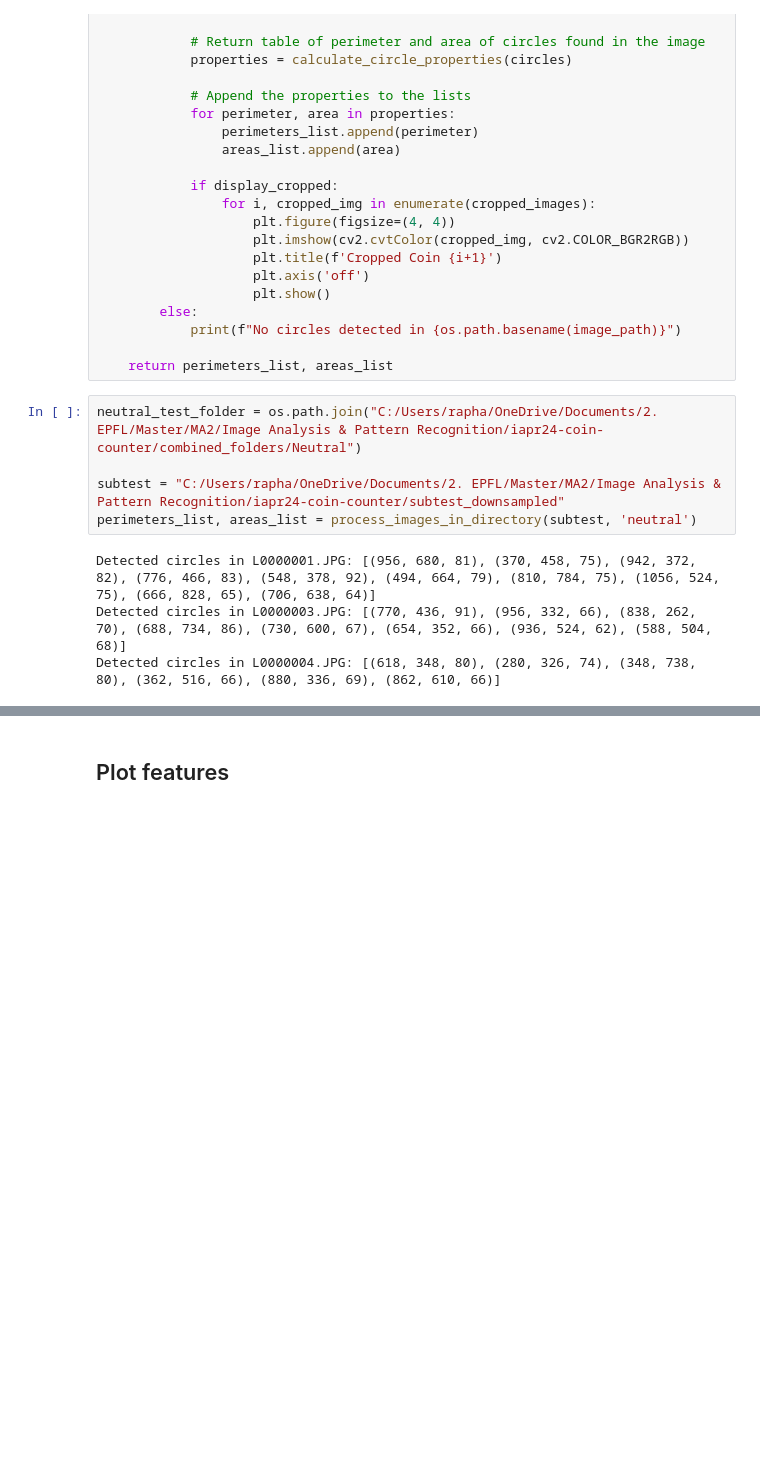
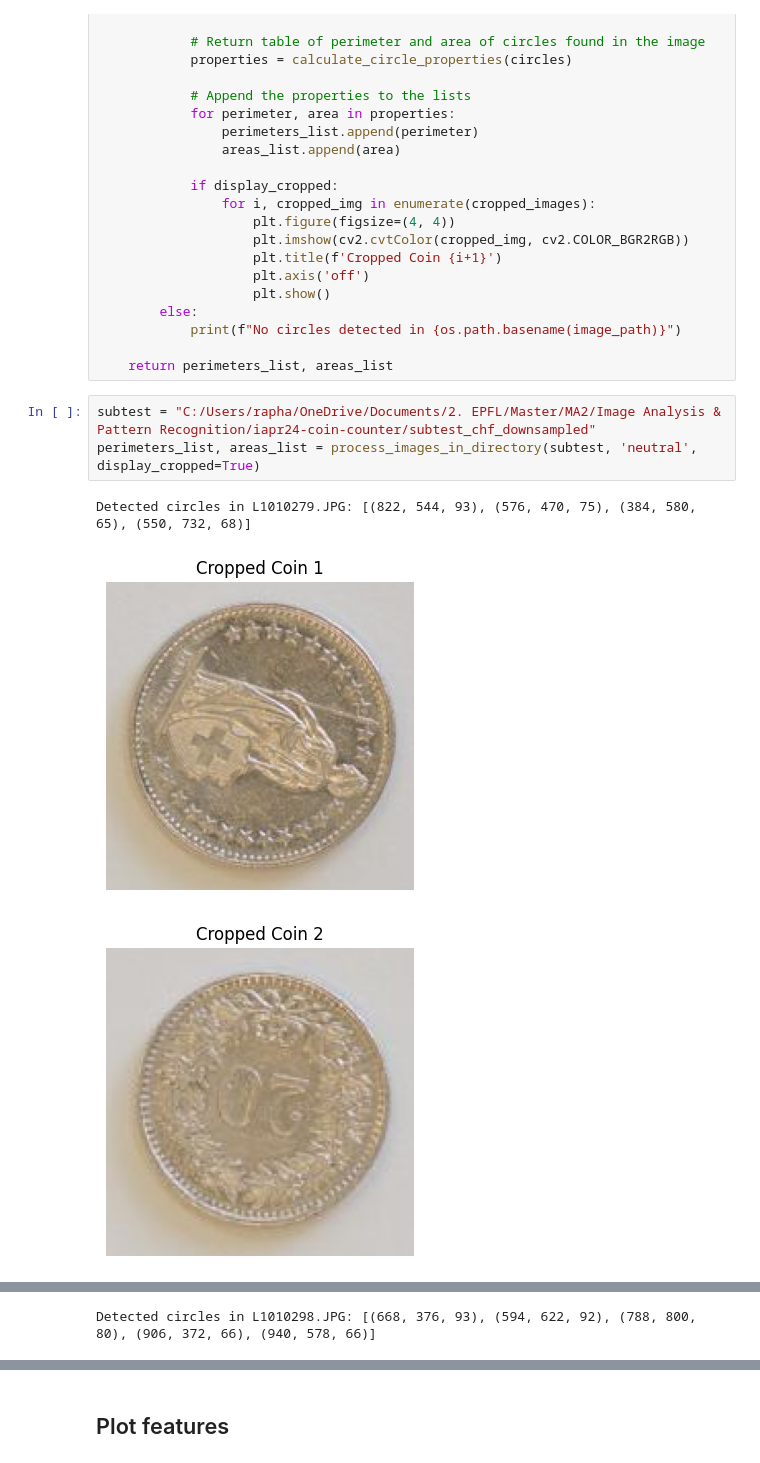
Before and after one commit to raphaellehartwig/iapr_group_55, a Jupyter notebook: project/classification_part_2.ipynb, the cells around one changed output, grey strips where cells are left out. Saved outputs shown, nothing was run; the diff lists cells and outputs as text; blank space fills up the shorter version.

```diff
--- a/project/classification_part_2.ipynb
+++ b/project/classification_part_2.ipynb
@@ -297,11 +315,9 @@ def process_images_in_directory(directory_path, image_type, display_cropped=Fals
 
     return perimeters_list, areas_list
 # %%
-neutral_test_folder = os.path.join("C:/Users/rapha/OneDrive/Documents/2. EPFL/Master/MA2/Image Analysis & Pattern Recognition/iapr24-coin-counter/combined_folders/Neutral")
-
-subtest = "C:/Users/rapha/OneDrive/Documents/2. EPFL/Master/MA2/Image Analysis & Pattern Recognition/iapr24-coin-counter/subtest_downsampled"
-perimeters_list, areas_list = process_images_in_directory(subtest, 'neutral')
+subtest = "C:/Users/rapha/OneDrive/Documents/2. EPFL/Master/MA2/Image Analysis & Pattern Recognition/iapr24-coin-counter/subtest_chf_downsampled"
+perimeters_list, areas_list = process_images_in_directory(subtest, 'neutral', display_cropped=True)
 # %% [output]
-Detected circles in L0000001.JPG: [(956, 680, 81), (370, 458, 75), (942, 372, 82), (776, 466, 83), (548, 378, 92), (494, 664, 79), (810, 784, 75), (1056, 524, 75), (666, 828, 65), (706, 638, 64)]
-Detected circles in L0000003.JPG: [(770, 436, 91), (956, 332, 66), (838, 262, 70), (688, 734, 86), (730, 600, 67), (654, 352, 66), (936, 524, 62), (588, 504, 68)]
-Detected circles in L0000004.JPG: [(618, 348, 80), (280, 326, 74), (348, 738, 80), (362, 516, 66), (880, 336, 69), (862, 610, 66)]
+Detected circles in L1010279.JPG: [(822, 544, 93), (576, 470, 75), (384, 580, 65), (550, 732, 68)]
+[figure, added]
+[figure, added]
@@ -307,0 +326 @@ Detected circles in L0000004.JPG: [(618, 348, 80), (280, 326, 74), (348, 738, 80
+Detected circles in L1010298.JPG: [(668, 376, 93), (594, 622, 92), (788, 800, 80), (906, 372, 66), (940, 578, 66)]
```
Also changed, not shown: parts of 11 cells of this notebook.
